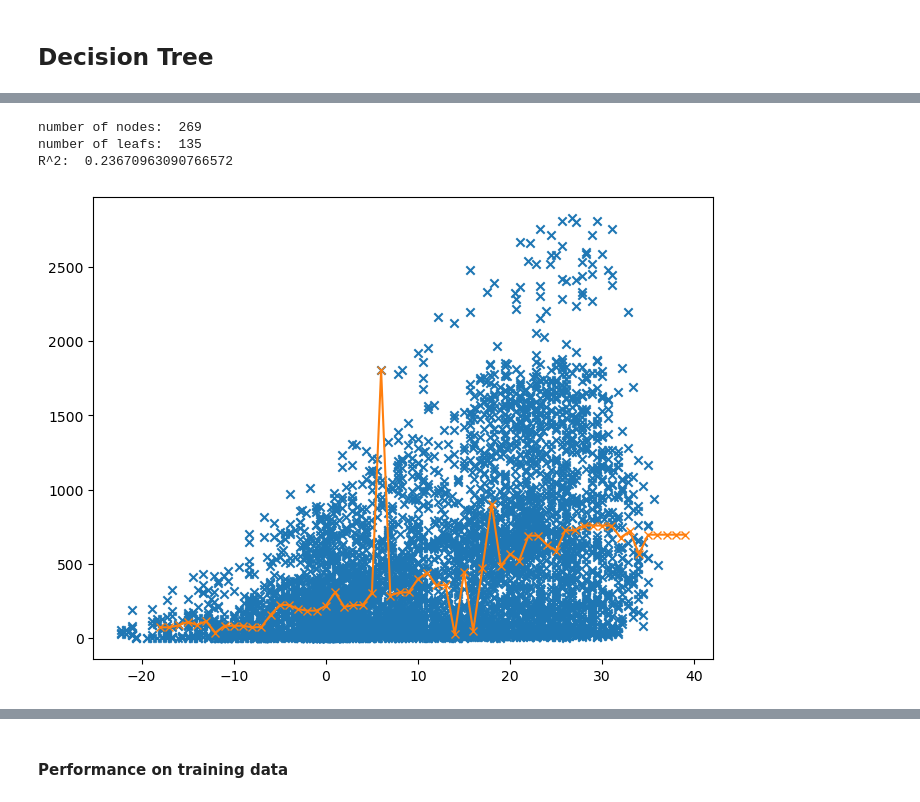
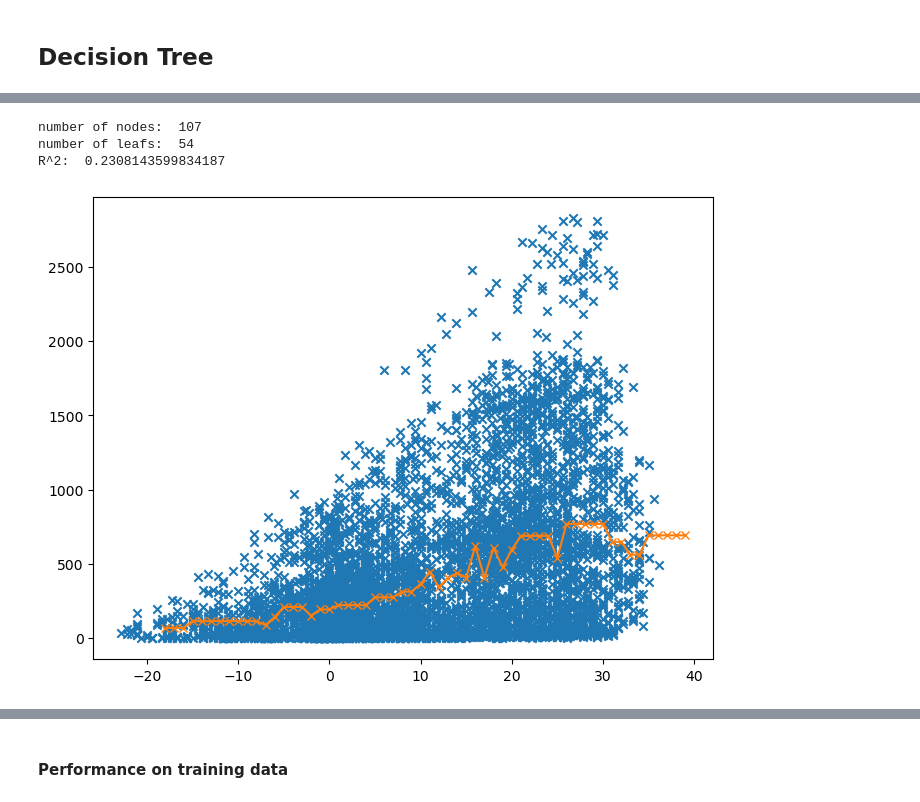
Before and after one commit to diego411/AA_Team_10, a Jupyter notebook: notebook/FeatureEngineering.ipynb, the cells around one changed output, grey strips where cells are left out. Saved outputs shown, nothing was run; the diff lists cells and outputs as text; code cells hidden in the pictures.

```diff
--- a/notebook/FeatureEngineering.ipynb
+++ b/notebook/FeatureEngineering.ipynb
@@ -495,11 +500,12 @@ plt.show()
 # We already have quite the clear picture on how important our features are, based on our Lasso Regression earlier
 # %%
 features = ['cos_hour','sin_month','avg_temp', 'in_rush_Hour', 'prev_Demand']
-features.append('Demand')
-features.append(features.pop(features.index('Demand')))
-df1 = df_load_weather[features]
+df1 = df_load_weather[features + ['Demand']]
 
-    # split the data with 70% training data
+# remove first row since it has no previous demand
+df1 = df1.iloc[1:]
+
+# split the data with 70% training data
 train, test = train_test_split(df1, test_size = 0.3, random_state = 42)
 X_train = train.iloc[:,:-1]
 y_train = train.iloc[:,-1]
@@ -627,0 +699,6 @@ current lambda:  10000000000.0
+# %%
+tree_depth = 6
+Tree_reg = DecisionTreeRegressor(
+    max_depth=tree_depth,criterion="squared_error"
+)
+Tree_reg.fit(X_train, y_train)
@@ -639,5 +714,5 @@ plt.show()
 # %%
-def plot_tree_regression_line(tree_depth, dependent_variable, regressor):
+def plot_tree_regression_line(dependent_variable, regressor):
 
     Tree_reg = DecisionTreeRegressor(max_depth=tree_depth,
                                     criterion="squared_error") # Other options: "friedman_mse", "mae"
@@ -646,7 +721,6 @@ def plot_tree_regression_line(tree_depth, dependent_variable, regressor):
 
     attributes = Tree_reg.tree_
 
-    # plot
     plt.figure(figsize = (8,6))
     plt.scatter(regressor, dependent_variable, marker="x")
     plt.plot(np.arange(-18,40,1), Tree_reg.predict(np.arange(-18,40,1).reshape((-1,1))), marker="x", color='C1')
@@ -655,9 +729,9 @@ def plot_tree_regression_line(tree_depth, dependent_variable, regressor):
     print("number of leafs: ", attributes.n_leaves)
     print("R^2: ", r2_score(dependent_variable, Y_pred))
 # %%
-plot_tree_regression_line(8, demand, average_temperature)
+plot_tree_regression_line(demand, average_temperature)
 # %% [output]
-number of nodes:  269
-number of leafs:  135
-R^2:  0.23670963090766572
+number of nodes:  107
+number of leafs:  54
+R^2:  0.2308143599834187
-[figure, old version]
+[figure, new version]
```
Also changed, not shown: parts of 73 cells of this notebook.
